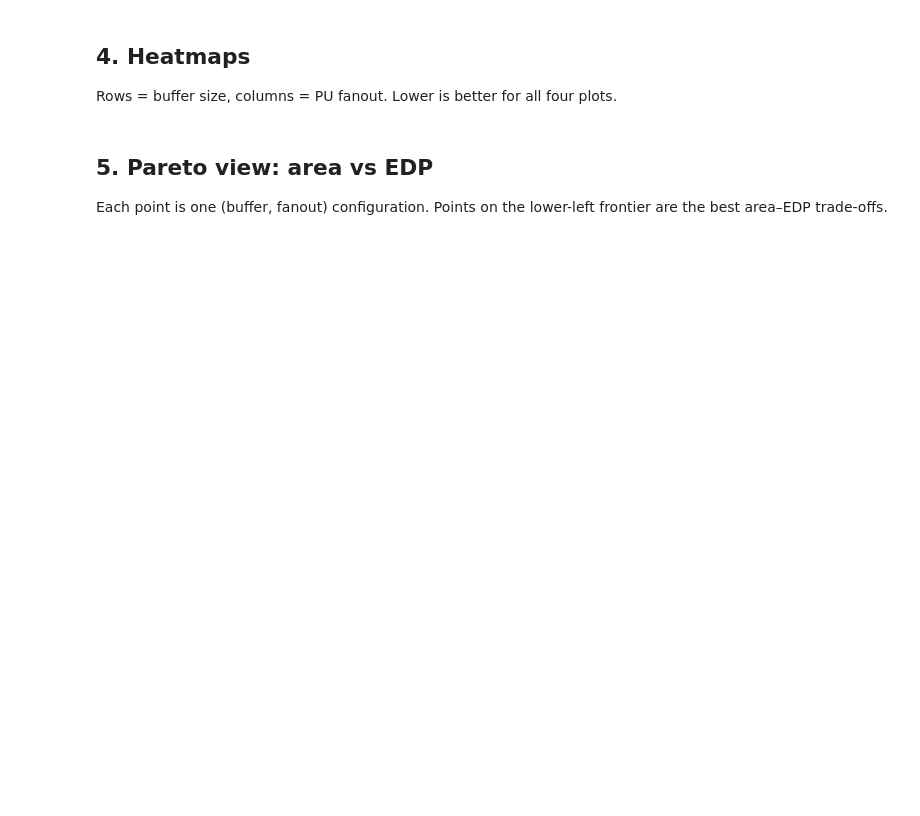
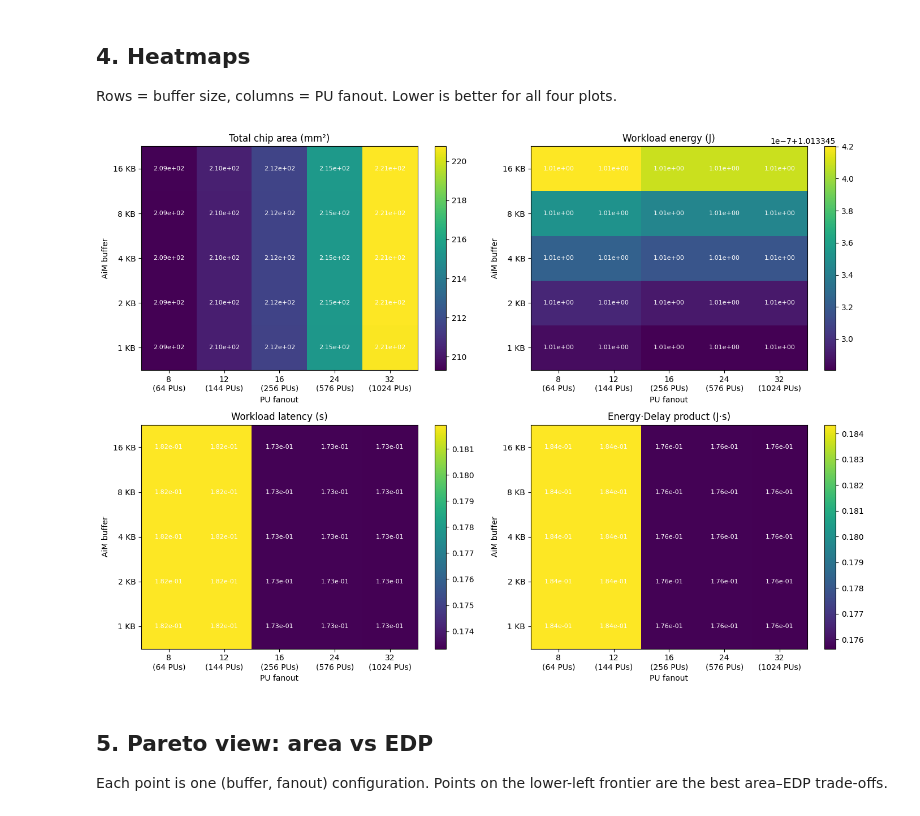
Before and after one commit to ecoArcGaming/accelforge, a Jupyter notebook: notebooks/sweep_hybrid.ipynb, the cells around one changed output. Cells and saved outputs as stored; diff of their text form; code cells hidden in the pictures; blank space fills up the shorter version.

```diff
--- a/notebooks/sweep_hybrid.ipynb
+++ b/notebooks/sweep_hybrid.ipynb
@@ -175,33 +228,48 @@ df
 Rows = buffer size, columns = PU fanout. Lower is better for all four plots.
 # %%
 def heat(ax, metric, title, cmap="viridis", log=False):
-    pivot = df.pivot(index="buffer_kb", columns="pu_fanout", values=metric)
-    data = pivot.values
+    # pivot_table tolerates duplicate (buffer_kb, pu_fanout) rows; to_numeric fixes
+    # object/string dtypes from CSV resumes or mixed mapper outputs.
+    pivot = (
+        df.pivot_table(
+            index="buffer_kb",
+            columns="pu_fanout",
+            values=metric,
+            aggfunc="first",
+        )
+        .sort_index()
+        .sort_index(axis=1)
+    )
+    numeric = pivot.apply(pd.to_numeric, errors="coerce")
+    data = numeric.to_numpy(dtype=np.float64)
     if log:
-        data = np.log10(data)
+        data = np.log10(np.clip(data, np.finfo(float).tiny, None))
     im = ax.imshow(data, aspect="auto", cmap=cmap, origin="lower")
     ax.set_xticks(range(len(pivot.columns)))
     ax.set_xticklabels([f"{c}\n({c*c} PUs)" for c in pivot.columns])
     ax.set_yticks(range(len(pivot.index)))
     ax.set_yticklabels([f"{r} KB" for r in pivot.index])
     ax.set_xlabel("PU fanout")
     ax.set_ylabel("AiM buffer")
     ax.set_title(title + ("  (log10)" if log else ""))
     for i in range(pivot.shape[0]):
         for j in range(pivot.shape[1]):
-            v = pivot.values[i, j]
-            ax.text(j, i, f"{v:.2e}", ha="center", va="center",
+            v = numeric.iloc[i, j]
+            label = "—" if pd.isna(v) else f"{float(v):.2e}"
+            ax.text(j, i, label, ha="center", va="center",
                     color="white", fontsize=8)
     plt.colorbar(im, ax=ax)
 
 
 fig, axes = plt.subplots(2, 2, figsize=(14, 10))
 heat(axes[0, 0], "total_area_mm2", "Total chip area (mm²)")
 heat(axes[0, 1], "energy_j", "Workload energy (J)")
 heat(axes[1, 0], "latency_s", "Workload latency (s)")
 heat(axes[1, 1], "edp", "Energy·Delay product (J·s)")
 plt.tight_layout()
 plt.show()
+# %% [output]
+[figure, added]
 # %% [markdown]
 ## 5. Pareto view: area vs EDP
 
```
Also changed, not shown: parts of 4 cells of this notebook, 2 other files.
